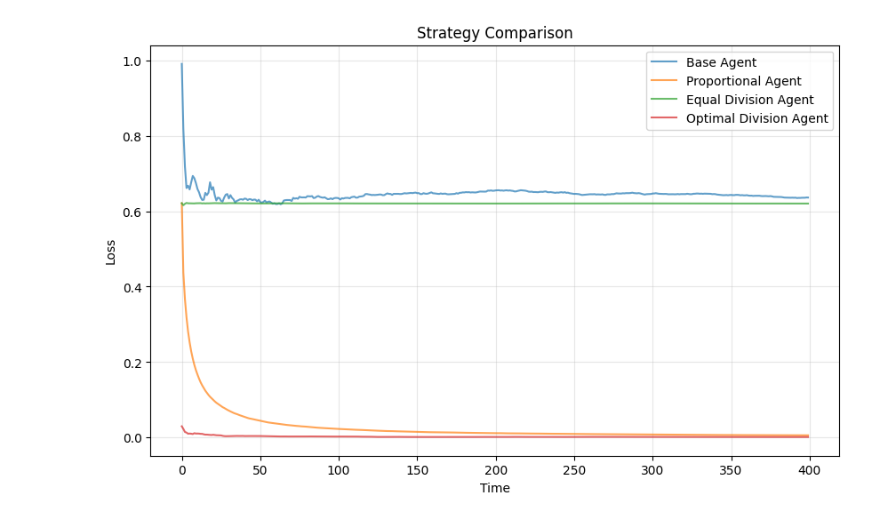
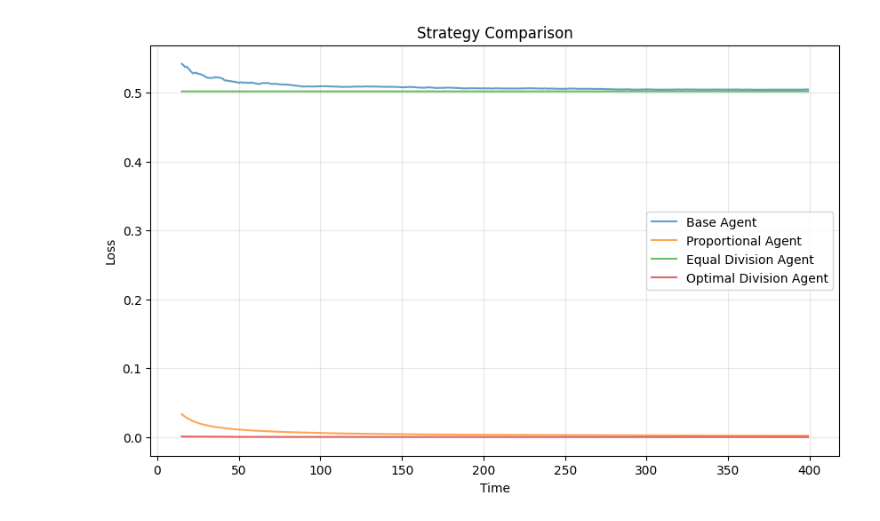
Before and after one commit to Joeri-G/Ant, a Jupyter notebook: experiments/demo_experiment.ipynb, the cells around one changed output. Saved outputs shown, nothing was run; the diff lists cells and outputs as text; code cells hidden in the pictures.

```diff
--- a/experiments/demo_experiment.ipynb
+++ b/experiments/demo_experiment.ipynb
@@ -7,10 +7,10 @@ from ant.decentralised.direct import ProportionalAgent, EqualDivisionAgent, Opti
 from ant.centralised import P4
 # %%
 # Demo experiment
-market_size = 25
+market_size = 1000
 seed = 25
 G = nx.gnp_random_graph(market_size, 0.11, seed=seed)
-nx.draw(G)
+# nx.draw(G)
 # Create different markets with the same topology and agent endowment and resource value (same seed is used)
 # All markets use a different (homogenous) strategy
 M1: Market = Market(market_size, graph=G, seed=seed, agent_type=BaseAgent)
@@ -36,20 +34,38 @@ simulated_state_prop = M2.simulate(simulation_length)
 simulated_state_equal = M3.simulate(simulation_length)
 simulated_state_optimal = M4.simulate(simulation_length)
 # %%
-time_steps = np.arange(simulation_length)
+training_period = 15
+time_steps = np.arange(training_period, simulation_length)
 
 plt.figure(figsize=(10, 6))
-plt.plot(time_steps, simulated_state_base, label="Base Agent", alpha=0.7)
-plt.plot(time_steps, simulated_state_prop, label="Proportional Agent", alpha=0.7)
-plt.plot(time_steps, simulated_state_equal, label="Equal Division Agent", alpha=0.7)
-plt.plot(time_steps, simulated_state_optimal, label="Optimal Division Agent", alpha=0.7)
+plt.plot(
+    time_steps, simulated_state_base[training_period:], label="Base Agent", alpha=0.7
+)
+plt.plot(
+    time_steps,
+    simulated_state_prop[training_period:],
+    label="Proportional Agent",
+    alpha=0.7,
+)
+plt.plot(
+    time_steps,
+    simulated_state_equal[training_period:],
+    label="Equal Division Agent",
+    alpha=0.7,
+)
+plt.plot(
+    time_steps,
+    simulated_state_optimal[training_period:],
+    label="Optimal Division Agent",
+    alpha=0.7,
+)
 # plt.axhline(y=utility, color='red', linestyle='--', linewidth=2, label='Equilibrium')
 
 plt.xlabel("Time")
 plt.ylabel("Loss")
 plt.title("Strategy Comparison")
 plt.legend()
 plt.grid(True, alpha=0.3)
 plt.show()
 # %% [output]
-[figure, old version]
+[figure, new version]
```
Also changed, not shown: parts of 1 cell of this notebook, 1 other file.
